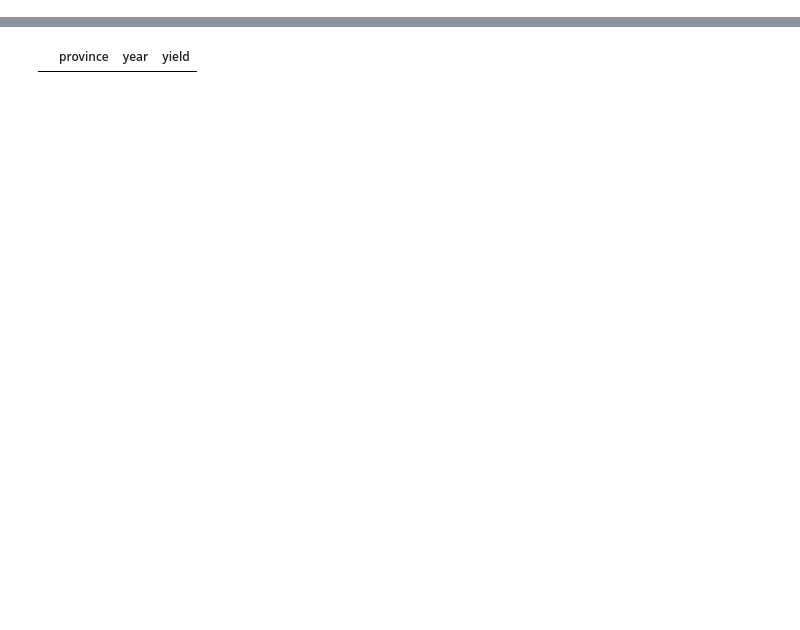
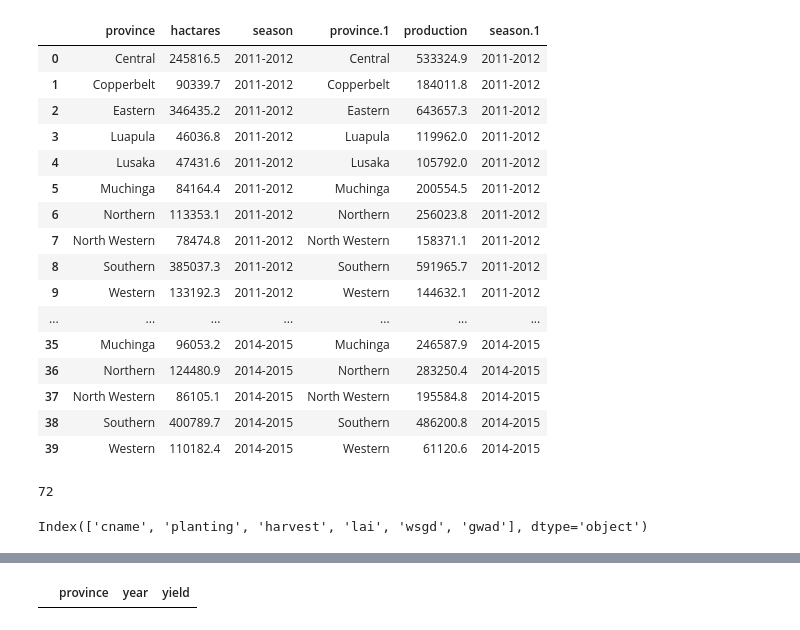
Before and after one commit to franklineronoh/crop-modeling, a Jupyter notebook: zambia/bias_correction_zmb.ipynb, the cells around one changed output, grey strips where cells are left out. Drawn from its saved outputs; the diff is of its cells as text; code cells hidden in the pictures; blank space fills up the shorter version.

```diff
--- a/zambia/bias_correction_zmb.ipynb
+++ b/zambia/bias_correction_zmb.ipynb
@@ -3,4 +3,71 @@
 import pandas as pd
 import numpy as np
 import geopandas as gpd
+# %%
+#reading rheast and extracting districts
+rheast= pd.read_csv('data/rheas/maize_zmb_n_25_chirps_cul1_fertilizer50.csv')
+pre=pd.read_csv('data/preharvest/preharvest.csv')
+post=pd.read_csv('data/postharvest/moa_data.csv')
+# post['province']=post['province'].replace(['northwest'], 'northwest')
+post
+# %% [output]
+|  | province | hactares | season | province.1 | production | season.1 |
+| 0 | Central | 245816.5 | 2011-2012 | Central | 533324.9 | 2011-2012 |
+| 1 | Copperbelt | 90339.7 | 2011-2012 | Copperbelt | 184011.8 | 2011-2012 |
+| 2 | Eastern | 346435.2 | 2011-2012 | Eastern | 643657.3 | 2011-2012 |
+| 3 | Luapula | 46036.8 | 2011-2012 | Luapula | 119962.0 | 2011-2012 |
+| 4 | Lusaka | 47431.6 | 2011-2012 | Lusaka | 105792.0 | 2011-2012 |
+| 5 | Muchinga | 84164.4 | 2011-2012 | Muchinga | 200554.5 | 2011-2012 |
+| 6 | Northern | 113353.1 | 2011-2012 | Northern | 256023.8 | 2011-2012 |
+| 7 | North Western | 78474.8 | 2011-2012 | North Western | 158371.1 | 2011-2012 |
+| 8 | Southern | 385037.3 | 2011-2012 | Southern | 591965.7 | 2011-2012 |
+| 9 | Western | 133192.3 | 2011-2012 | Western | 144632.1 | 2011-2012 |
+| ... | ... | ... | ... | ... | ... | ... |
+| 35 | Muchinga | 96053.2 | 2014-2015 | Muchinga | 246587.9 | 2014-2015 |
+| 36 | Northern | 124480.9 | 2014-2015 | Northern | 283250.4 | 2014-2015 |
+| 37 | North Western | 86105.1 | 2014-2015 | North Western | 195584.8 | 2014-2015 |
+| 38 | Southern | 400789.7 | 2014-2015 | Southern | 486200.8 | 2014-2015 |
+| 39 | Western | 110182.4 | 2014-2015 | Western | 61120.6 | 2014-2015 |
+# %%
+# Read shapefiles and rename columns
+country_shapefile = gpd.read_file("data/shp/gadm36_ZMB_0.shp")
+district_shp = gpd.read_file("data/shp/gadm36_ZMB_2.shp")
+
+
+# Rename kenya_shp
+district_shp=district_shp.rename(columns={'NAME1':'cname'})
+# district_shp['cname']=district_shp['NAME_2']
+# len(district_shp.cname.unique())
+district_shp['cname']=district_shp['cname'].str.lower()
+district_shp['cname']=district_shp['cname'].str.replace('-', '', regex=True)
+district_shp['cname']=district_shp['cname'].str.strip()
+len(district_shp.cname.unique())
+# %% [output]
+72
+# %%
+# remove all white spaces, turn to lower case and
+pre.columns = pre.columns.str.replace(' ', '')
+pre.columns = pre.columns.str.lower()
+pre.columns = pre.columns.str.lower()
+rheast.columns = rheast.columns.str.replace(' ', '')
+rheast.columns = rheast.columns.str.lower()
+rheast.columns = rheast.columns.str.lower()
+
+pre.cname=pre.cname.str.lower()
+pre.cname = pre.cname.str.lstrip()
+pre.cname=pre.cname.str.replace('-', '', regex=True)
+pre.cname=pre.cname.str.replace(' ', '', regex=True)
+
+# rheast.columns = rheast.columns.str.strip()
+# rheast.replace('^\s+', '', regex=True, inplace=True) #front
+# rheast.replace('\s+$', '', regex=True, inplace=True) #end
+rheast.cname=rheast.cname.str.lower()
+rheast.cname = rheast.cname.str.lstrip()
+rheast.cname=rheast.cname.str.replace('-', '', regex=True)
+rheast.cname=rheast.cname.str.replace(' ', '', regex=True)
+# post
+len(rheast.cname.unique())
+rheast.columns
+# %% [output]
+Index(['cname', 'planting', 'harvest', 'lai', 'wsgd', 'gwad'], dtype='object')
 # %%
```
Also changed, not shown: parts of 7 cells of this notebook, 14 other files.
